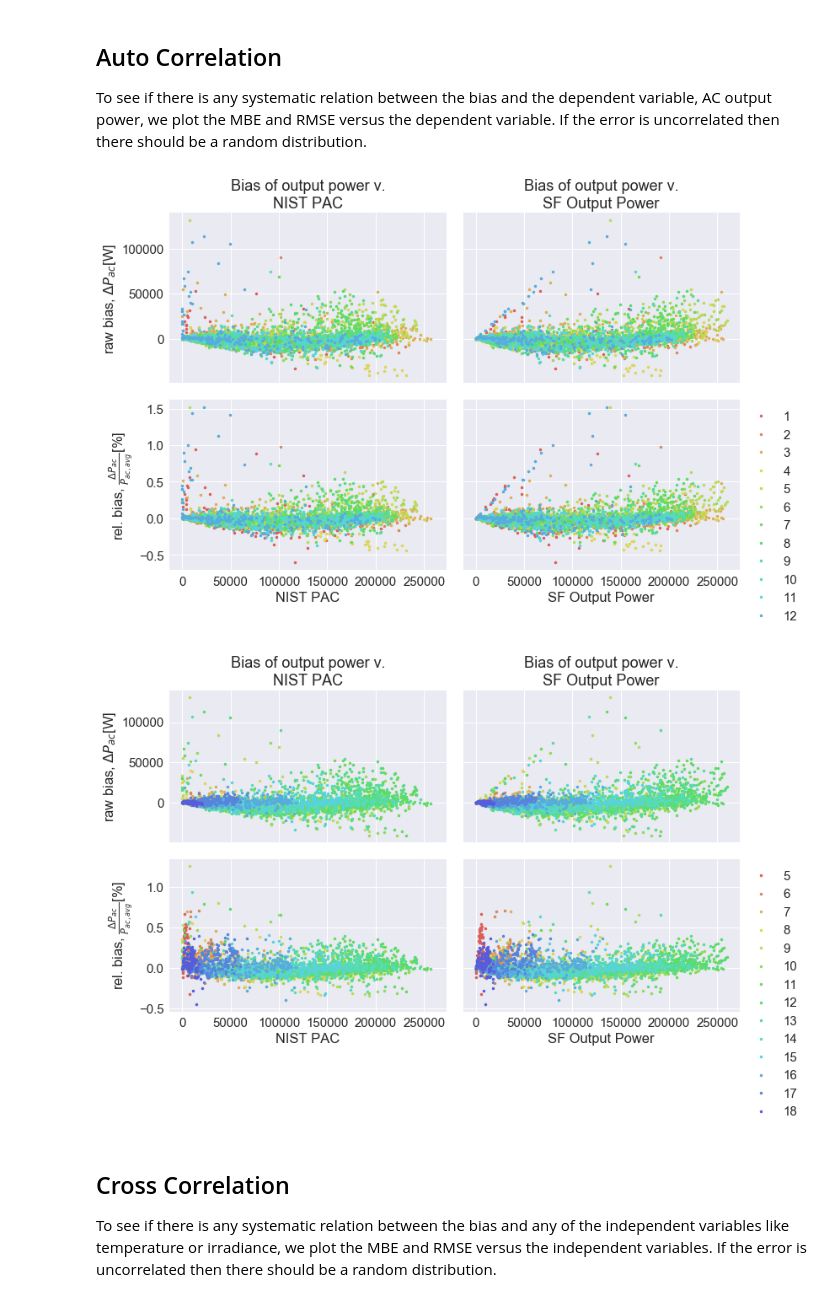
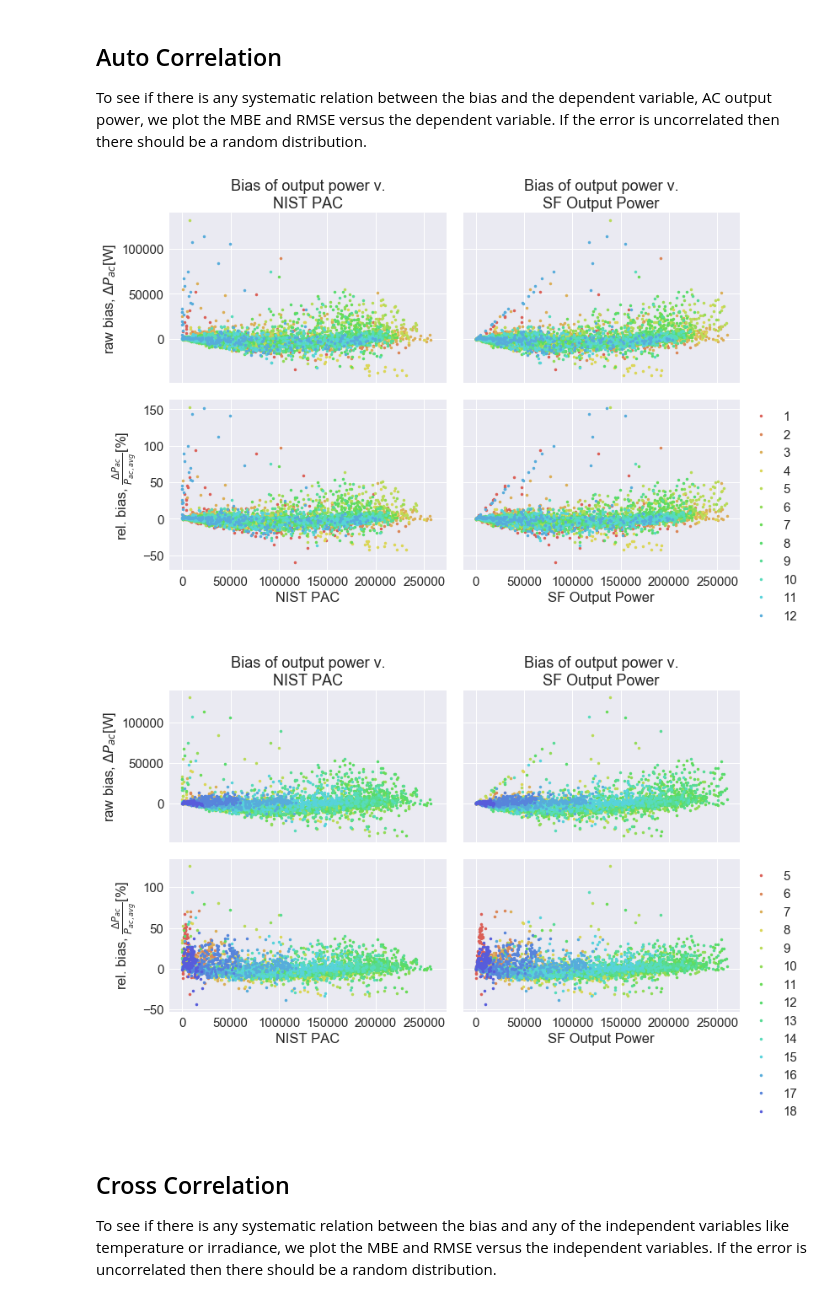
Before and after one commit to mikofski/pvsc45-solarfarmer, a Jupyter notebook: NIST_testbed_data.ipynb, the cells around one changed output. Drawn from its saved outputs; the diff is of its cells as text; code cells hidden in the pictures.

Commit message:
add VDC cross-correlation plots and fix auto and cross correlations should be in percent, also FYI this version is of the noshade model

```diff
--- a/NIST_testbed_data.ipynb
+++ b/NIST_testbed_data.ipynb
@@ -495,33 +495,33 @@ To see if there is any systematic relation between the bias and the dependent va
 # %%
 # Auto validation of output power versus shaded irradiance
 f, ax = plt.subplots(2, 2, sharex=True, sharey='row')
 ax = ax.flatten()
 for m in monthly_pac_sf_avg.index:
     midx = comparison.month == m
     ax[0].plot(comparison.PAC_GND[midx] * 1000.0, comparison.MBE[midx], '.')
     ax[1].plot(comparison['Output Power'][midx], comparison.MBE[midx], '.')
-    ax[2].plot(comparison.PAC_GND[midx] * 1000.0, comparison.MBE[midx] / monthly_pac_sf_avg[m], '.')
-    ax[3].plot(comparison['Output Power'][midx], comparison.MBE[midx]  / monthly_pac_sf_avg[m], '.')
+    ax[2].plot(comparison.PAC_GND[midx] * 1000.0, comparison.MBE[midx] / monthly_pac_sf_avg[m] * 100, '.')
+    ax[3].plot(comparison['Output Power'][midx], comparison.MBE[midx]  / monthly_pac_sf_avg[m] * 100, '.')
 plt.legend(monthly_pac_sf_avg.index, loc='upper right', bbox_to_anchor=(1.25, 1.0))
 ax[0].set_title('Bias of output power v.\nNIST PAC')
 ax[1].set_title('Bias of output power v.\nSF Output Power')
 ax[2].set_xlabel('NIST PAC')
 ax[3].set_xlabel('SF Output Power')
 ax[0].set_ylabel('raw bias, $\Delta P_{ac}$[W]')
 ax[2].set_ylabel('rel. bias, $\\frac{\\Delta P_{ac}}{P_{ac,avg}}$[%]')
 f.tight_layout()
 # %% [output]
-[figure, old version]
+[figure, new version]
 # %%
-# Cross validation of output power versus shaded irradiance
+# Auto validation of output power versus shaded irradiance
 f, ax = plt.subplots(2, 2, sharex=True, sharey='row')
 ax = ax.flatten()
 for h in diurnal_pac_sf_avg.index:
     hidx = comparison.hour == h
     ax[0].plot(comparison.PAC_GND[hidx] * 1000.0, comparison.MBE[hidx], '.')
     ax[1].plot(comparison['Output Power'][hidx], comparison.MBE[hidx], '.')
-    ax[2].plot(comparison.PAC_GND[hidx] * 1000.0, comparison.MBE[hidx] / diurnal_pac_sf_avg[h], '.')
-    ax[3].plot(comparison['Output Power'][hidx], comparison.MBE[hidx] / diurnal_pac_sf_avg[h], '.')
+    ax[2].plot(comparison.PAC_GND[hidx] * 1000.0, comparison.MBE[hidx] / diurnal_pac_sf_avg[h] * 100, '.')
+    ax[3].plot(comparison['Output Power'][hidx], comparison.MBE[hidx] / diurnal_pac_sf_avg[h] * 100, '.')
 ax[3].legend(diurnal_pac_sf_avg.index, loc='upper right', bbox_to_anchor=(1.25, 1.0))
 ax[0].set_title('Bias of output power v.\nNIST PAC')
 ax[1].set_title('Bias of output power v.\nSF Output Power')
@@ -531,7 +531,7 @@ ax[0].set_ylabel('raw bias, $\Delta P_{ac}$[W]')
 ax[2].set_ylabel('rel. bias, $\\frac{\\Delta P_{ac}}{P_{ac,avg}}$[%]')
 f.tight_layout()
 # %% [output]
-[figure, old version]
+[figure, new version]
 # %% [markdown]
 ## Cross Correlation
 To see if there is any systematic relation between the bias and any of the independent variables like temperature or irradiance, we plot the MBE and RMSE versus the independent variables. If the error is uncorrelated then there should be a random distribution.
```
Also changed, not shown: parts of 19 cells of this notebook.
